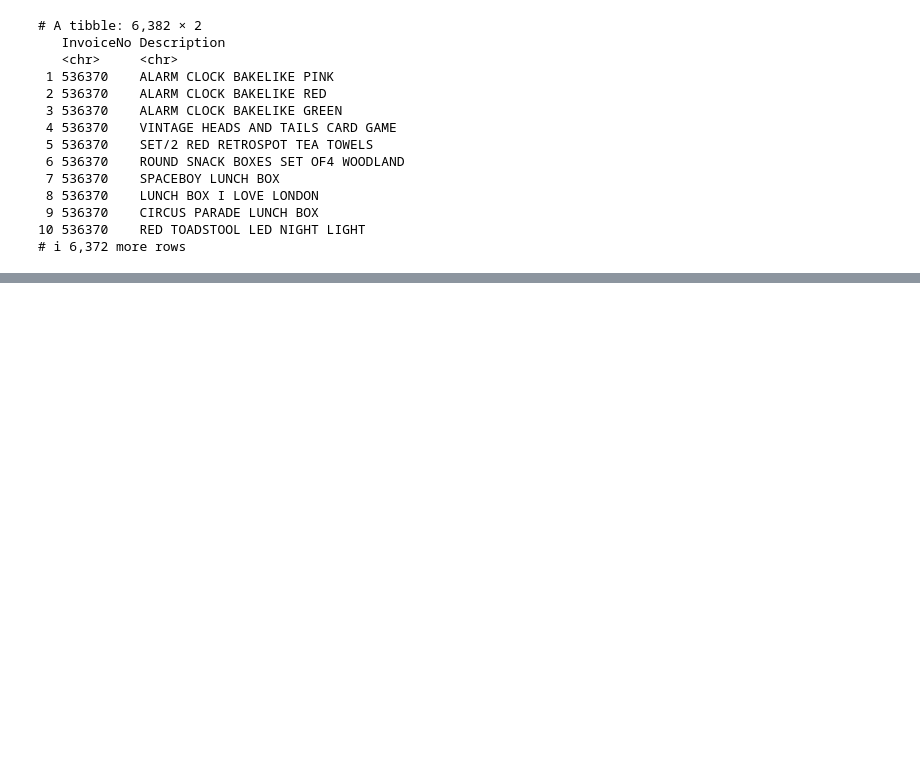
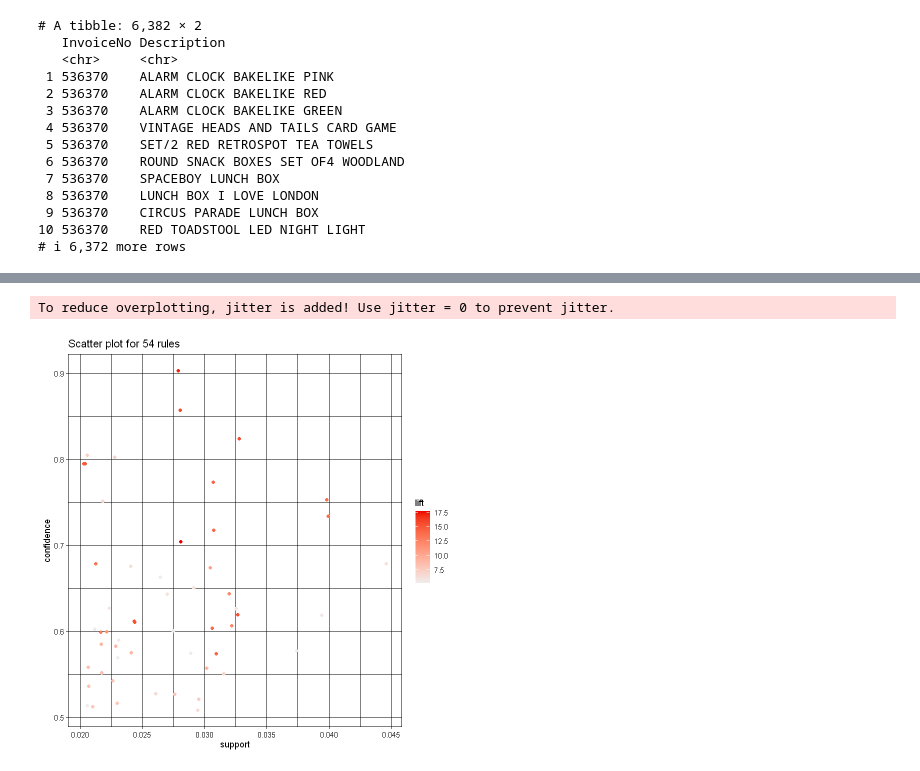
Before and after one commit to lfernando123/MBA_For_OnlineRetailData, a Jupyter notebook: data_understanding.ipynb, the cells around one changed output, grey strips where cells are left out. Cells and saved outputs as stored; diff of their text form; code cells hidden in the pictures; blank space fills up the shorter version.

```diff
--- a/data_understanding.ipynb
+++ b/data_understanding.ipynb
@@ -124,3 +142,6 @@ tibble [419,211 × 5] (S3: tbl_df/tbl/data.frame)
  $ Quantity   : num [1:419211] 6 6 8 6 6 2 6 6 6 32 ...
  $ UnitPrice  : num [1:419211] 2.55 3.39 2.75 3.39 3.39 7.65 4.25 1.85 1.85 1.69 ...
  $ Country    : chr [1:419211] "United Kingdom" "United Kingdom" "United Kingdom" "United Kingdom" ...
+# %%
+data_clean <- data_clean[data_clean$Description != "DOTCOM POSTAGE", ]
+str(data_clean)
@@ -274,5 +271,5 @@ Warning message in asMethod(object):
 # %%
-rules <- apriori(trans, parameter = list(supp = 0.01, conf = 0.8))
+rules <- apriori(trans, parameter = list(supp = 0.02, conf = 0.5))
 # %% [output]
 Apriori
 
@@ -332,0 +305,5 @@ Warning message:
+# %%
+plot(rules)
+# %% [output]
+To reduce overplotting, jitter is added! Use jitter = 0 to prevent jitter.
+[figure, added]
```
Also changed, not shown: parts of 16 cells of this notebook, 1 other file.
